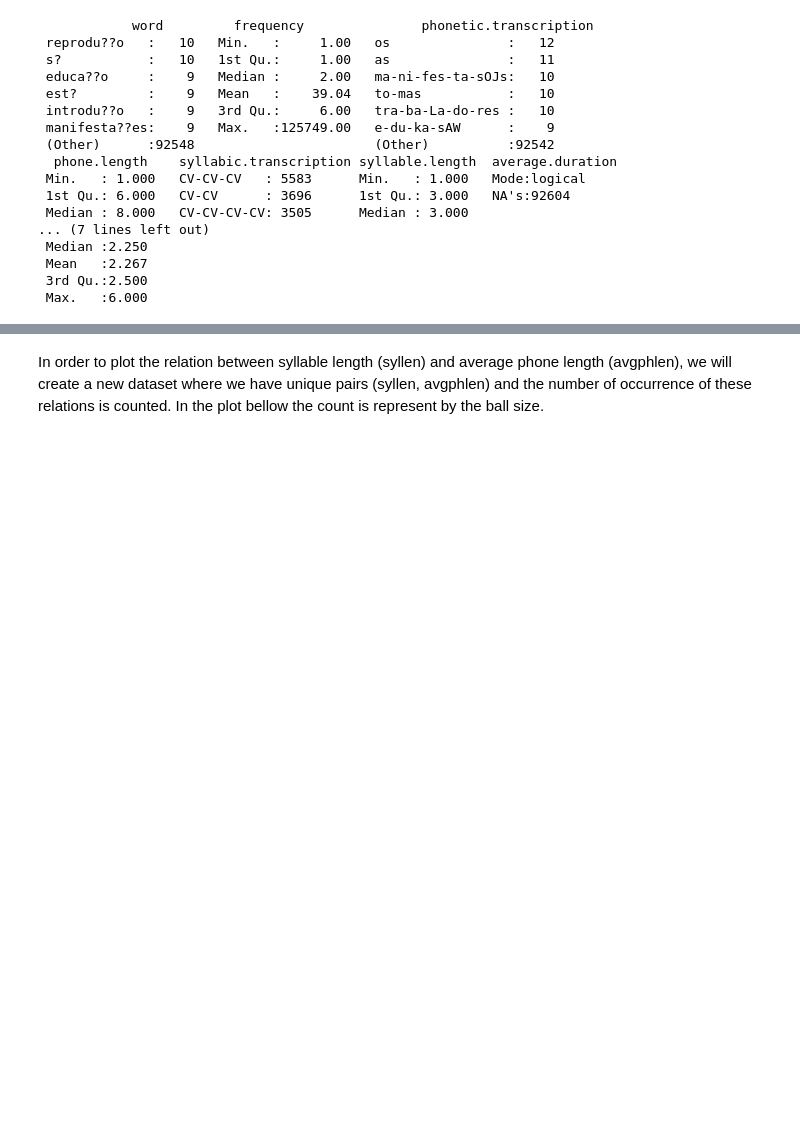
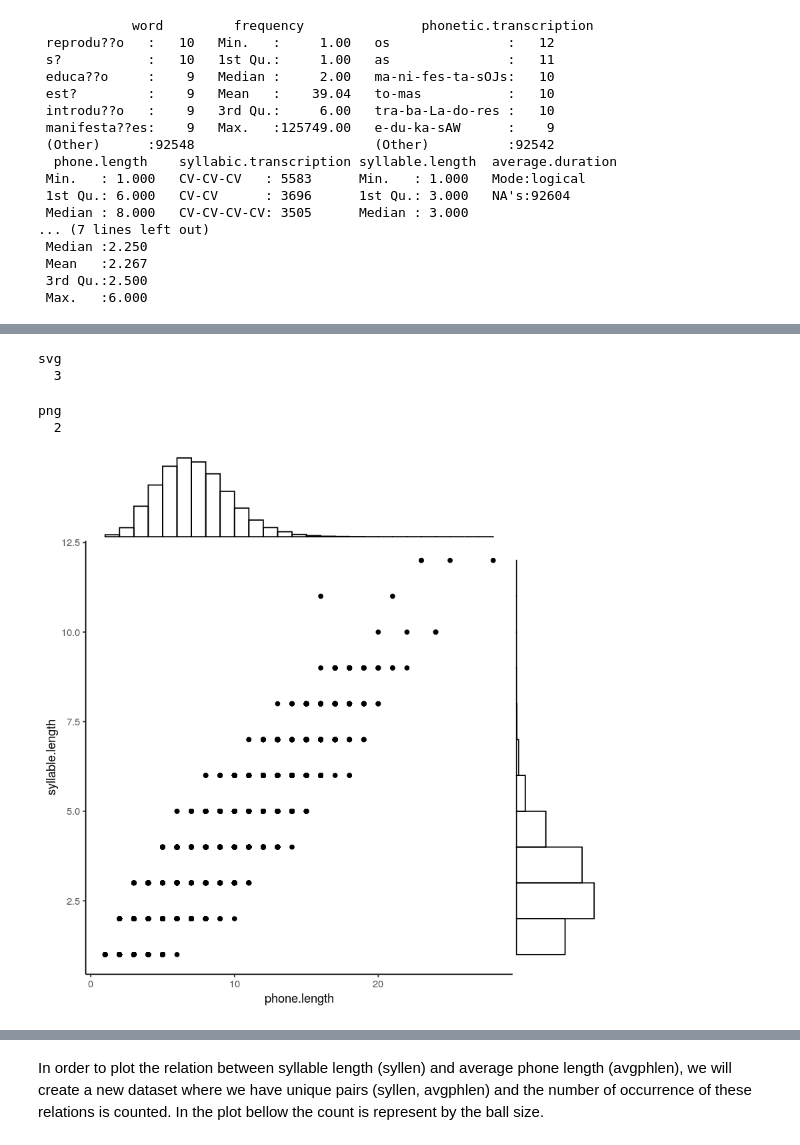
Before and after one commit to leolca/clscripts, a Jupyter notebook: menzerath_abg.ipynb, the cells around one changed output, grey strips where cells are left out. Drawn from its saved outputs; the diff is of its cells as text; code cells hidden in the pictures; blank space fills up the shorter version.

```diff
--- a/menzerath_abg.ipynb
+++ b/menzerath_abg.ipynb
@@ -227,0 +250,11 @@ summary(abg)
+# %%
+p <- ggplot(abg, aes(phone.length, syllable.length)) + geom_point() + theme_classic()
+ggExtra::ggMarginal(p, type = "histogram", fill="transparent", binwidth = 1)
+dev.copy(svg,"/tmp/abg_points_histogram_syllables_phones.svg")
+dev.off()
+# %% [output]
+svg
+  3
+png
+  2
+[figure, added]
```
Also changed, not shown: parts of 17 cells of this notebook.
